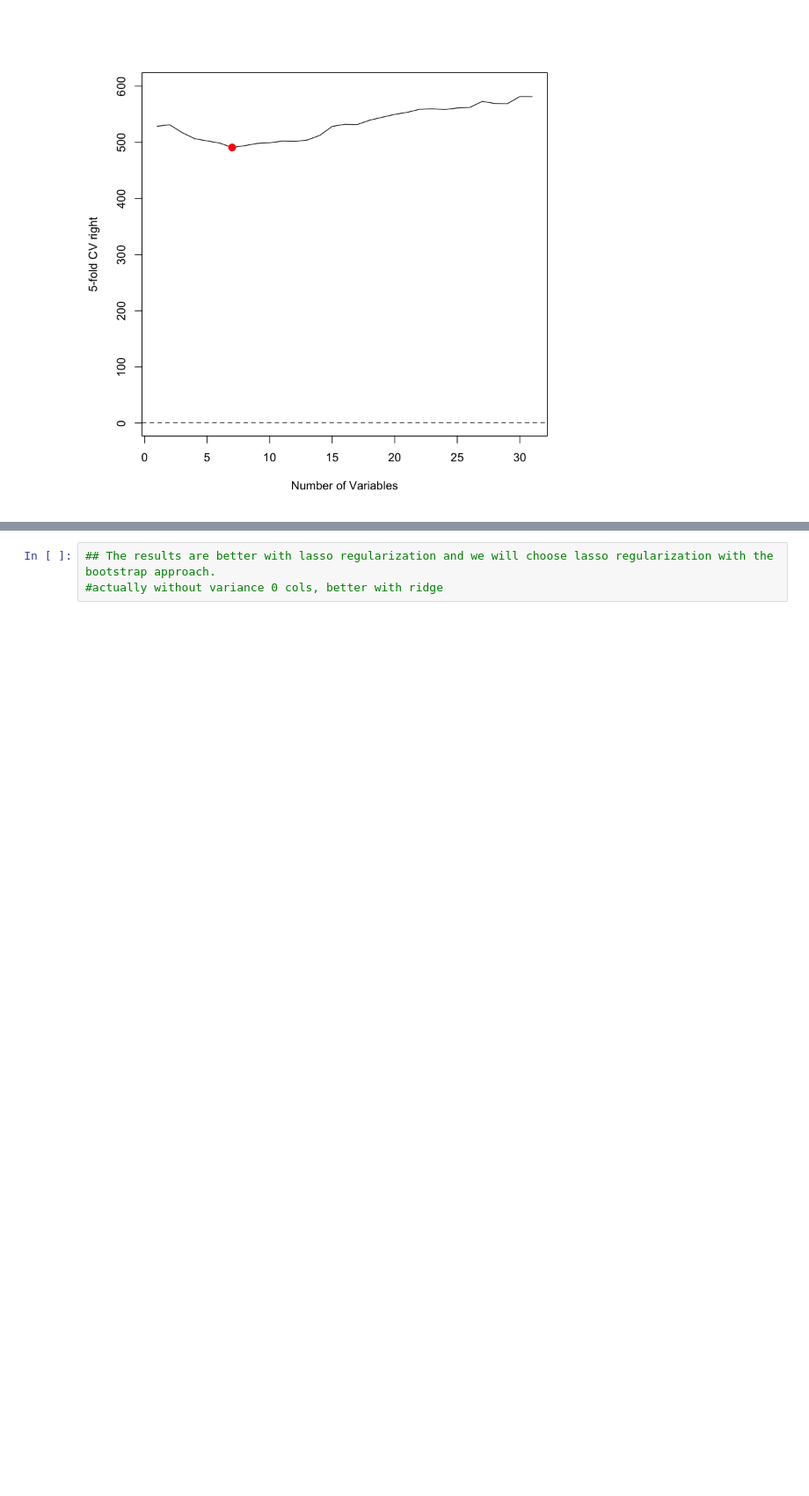
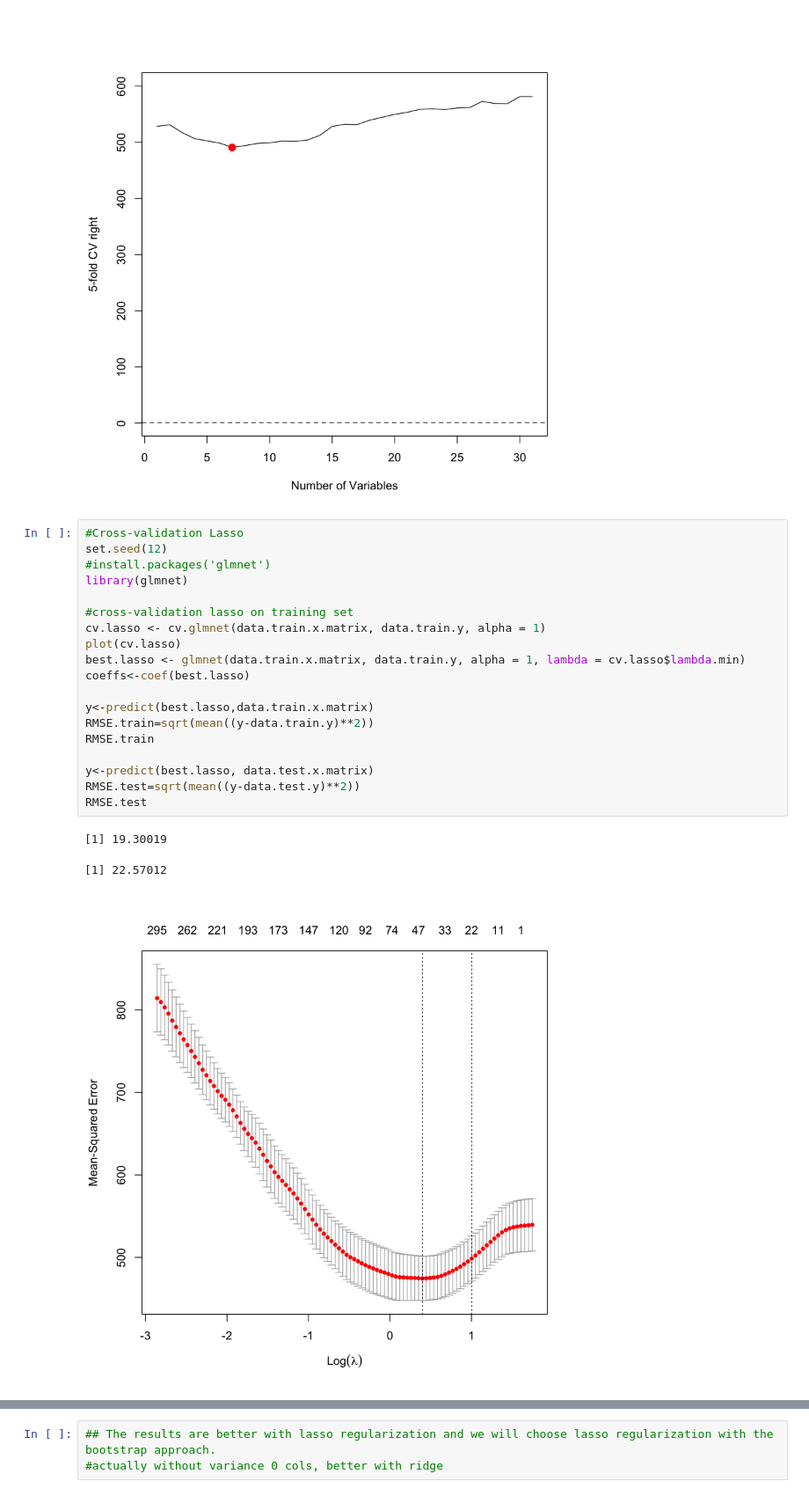
Before and after one commit to ghaeflig/Miniproject-Bio-322, a Jupyter notebook: src/LinearMethod.ipynb, the cells around one changed output, grey strips where cells are left out. Shown at 88% size. Drawn from its saved outputs; the diff is of its cells as text; blank space fills up the shorter version.

```diff
--- a/src/LinearMethod.ipynb
+++ b/src/LinearMethod.ipynb
@@ -181,4 +235,27 @@ print(paste0('RMSE cv min : ', sqrt(mean.cv.errors[cv.min])))
 [1] 490.8601
 [1] "RMSE cv min : 22.1553631685622"
 [figure]
+# %%
+#Cross-validation Lasso
+set.seed(12)
+#install.packages('glmnet')
+library(glmnet)
+
+#cross-validation lasso on training set
+cv.lasso <- cv.glmnet(data.train.x.matrix, data.train.y, alpha = 1)
+plot(cv.lasso)
+best.lasso <- glmnet(data.train.x.matrix, data.train.y, alpha = 1, lambda = cv.lasso$lambda.min)
+coeffs<-coef(best.lasso)
+
+y<-predict(best.lasso,data.train.x.matrix)
+RMSE.train=sqrt(mean((y-data.train.y)**2))
+RMSE.train
+
+y<-predict(best.lasso, data.test.x.matrix)
+RMSE.test=sqrt(mean((y-data.test.y)**2))
+RMSE.test
+# %% [output]
+[1] 19.30019
+[1] 22.57012
+[figure, added]
 # %%
```
Also changed, not shown: parts of 16 cells of this notebook, 3 other files.
